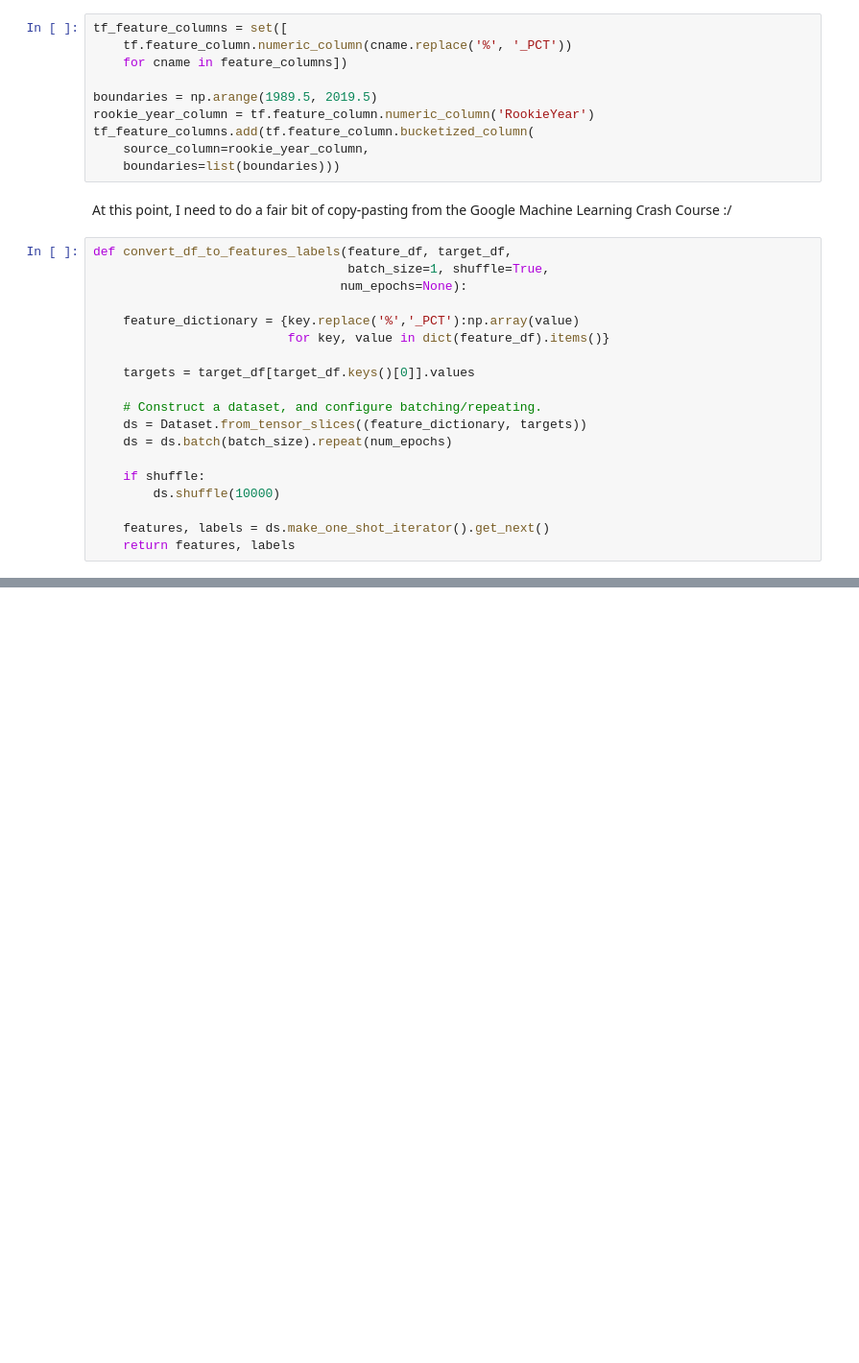
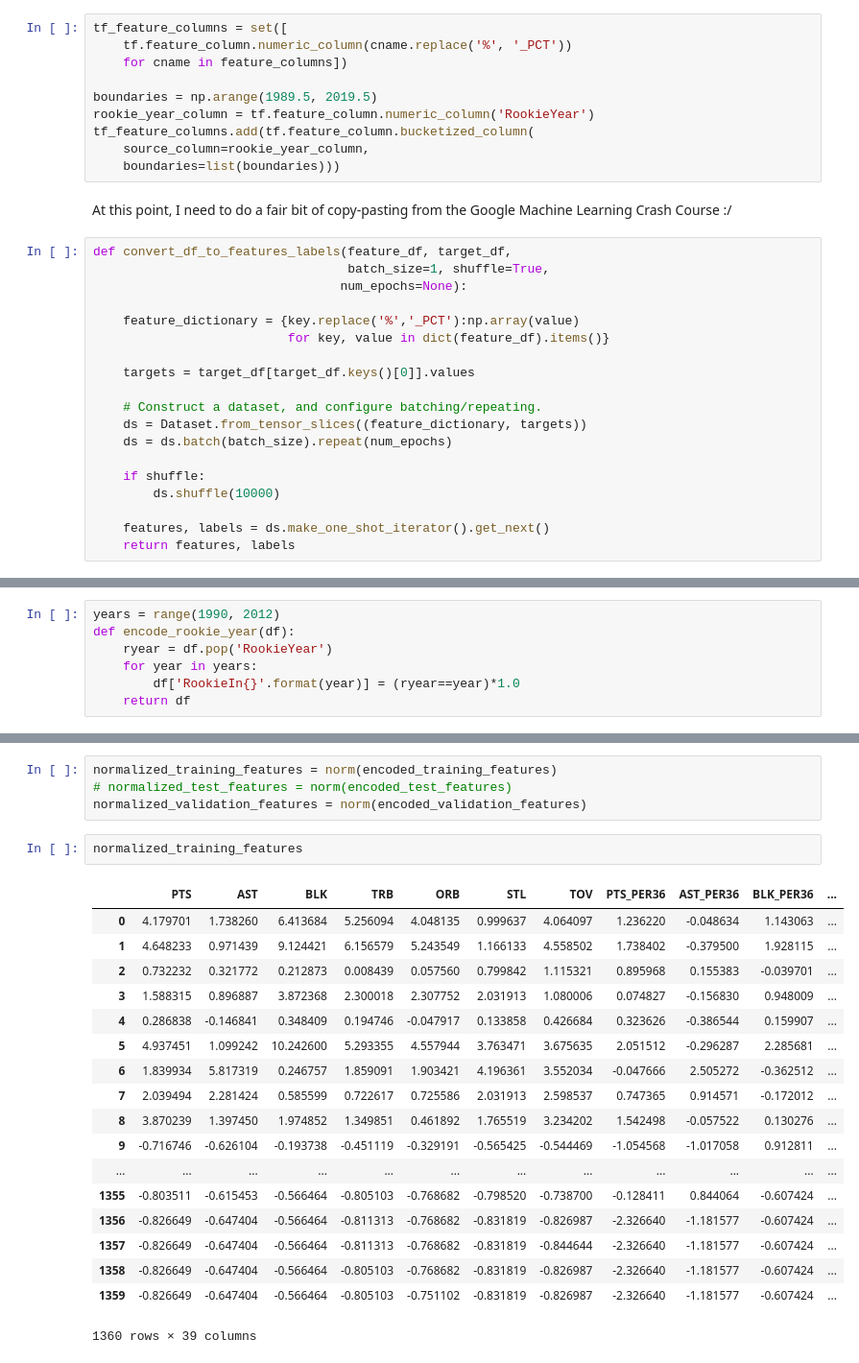
Before and after one commit to fagan2888/nba_stats, a Jupyter notebook: data_cleaning.ipynb, the cells around one changed output, grey strips where cells are left out. Shown at 96% size. Cells and saved outputs as stored; diff of their text form; blank space fills up the shorter version.

```diff
--- a/data_cleaning.ipynb
+++ b/data_cleaning.ipynb
@@ -1032,0 +1040,7 @@ RMSE (on training data):
+# %%
+years = range(1990, 2012)
+def encode_rookie_year(df):
+    ryear = df.pop('RookieYear')
+    for year in years:
+        df['RookieIn{}'.format(year)] = (ryear==year)*1.0
+    return df
@@ -1032,0 +1060,25 @@ RMSE (on training data):
+# %%
+normalized_training_features = norm(encoded_training_features)
+# normalized_test_features = norm(encoded_test_features)
+normalized_validation_features = norm(encoded_validation_features)
+# %%
+normalized_training_features
+# %% [output]
+|  | PTS | AST | BLK | TRB | ORB | STL | TOV | PTS_PER36 | AST_PER36 | BLK_PER36 | ... |
+| 0 | 4.179701 | 1.738260 | 6.413684 | 5.256094 | 4.048135 | 0.999637 | 4.064097 | 1.236220 | -0.048634 | 1.143063 | ... |
+| 1 | 4.648233 | 0.971439 | 9.124421 | 6.156579 | 5.243549 | 1.166133 | 4.558502 | 1.738402 | -0.379500 | 1.928115 | ... |
+| 2 | 0.732232 | 0.321772 | 0.212873 | 0.008439 | 0.057560 | 0.799842 | 1.115321 | 0.895968 | 0.155383 | -0.039701 | ... |
+| 3 | 1.588315 | 0.896887 | 3.872368 | 2.300018 | 2.307752 | 2.031913 | 1.080006 | 0.074827 | -0.156830 | 0.948009 | ... |
+| 4 | 0.286838 | -0.146841 | 0.348409 | 0.194746 | -0.047917 | 0.133858 | 0.426684 | 0.323626 | -0.386544 | 0.159907 | ... |
+| 5 | 4.937451 | 1.099242 | 10.242600 | 5.293355 | 4.557944 | 3.763471 | 3.675635 | 2.051512 | -0.296287 | 2.285681 | ... |
+| 6 | 1.839934 | 5.817319 | 0.246757 | 1.859091 | 1.903421 | 4.196361 | 3.552034 | -0.047666 | 2.505272 | -0.362512 | ... |
+| 7 | 2.039494 | 2.281424 | 0.585599 | 0.722617 | 0.725586 | 2.031913 | 2.598537 | 0.747365 | 0.914571 | -0.172012 | ... |
+| 8 | 3.870239 | 1.397450 | 1.974852 | 1.349851 | 0.461892 | 1.765519 | 3.234202 | 1.542498 | -0.057522 | 0.130276 | ... |
+| 9 | -0.716746 | -0.626104 | -0.193738 | -0.451119 | -0.329191 | -0.565425 | -0.544469 | -1.054568 | -1.017058 | 0.912811 | ... |
+| ... | ... | ... | ... | ... | ... | ... | ... | ... | ... | ... | ... |
+| 1355 | -0.803511 | -0.615453 | -0.566464 | -0.805103 | -0.768682 | -0.798520 | -0.738700 | -0.128411 | 0.844064 | -0.607424 | ... |
+| 1356 | -0.826649 | -0.647404 | -0.566464 | -0.811313 | -0.768682 | -0.831819 | -0.826987 | -2.326640 | -1.181577 | -0.607424 | ... |
+| 1357 | -0.826649 | -0.647404 | -0.566464 | -0.811313 | -0.768682 | -0.831819 | -0.844644 | -2.326640 | -1.181577 | -0.607424 | ... |
+| 1358 | -0.826649 | -0.647404 | -0.566464 | -0.805103 | -0.768682 | -0.831819 | -0.826987 | -2.326640 | -1.181577 | -0.607424 | ... |
+| 1359 | -0.826649 | -0.647404 | -0.566464 | -0.805103 | -0.751102 | -0.831819 | -0.826987 | -2.326640 | -1.181577 | -0.607424 | ... |
+1360 rows × 39 columns
```
Also changed, not shown: parts of 16 cells of this notebook, 1 other file.
